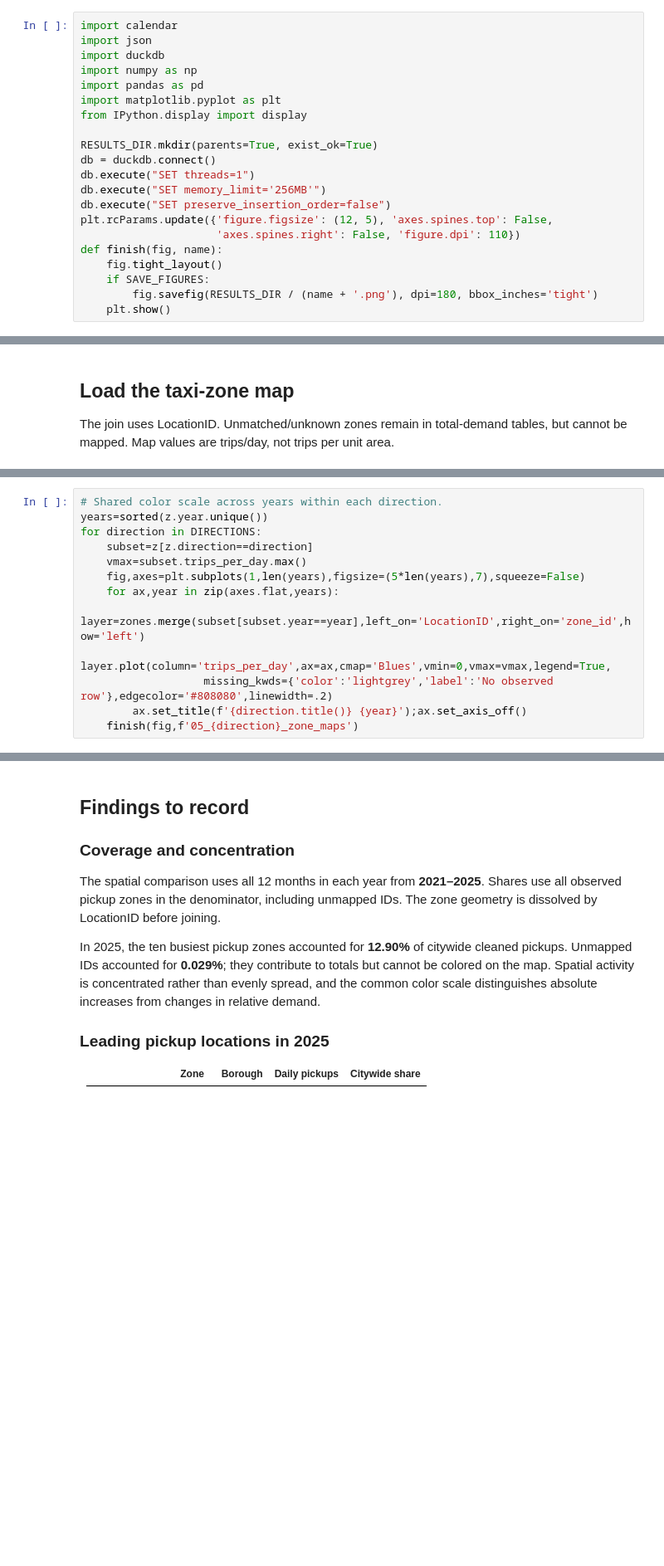
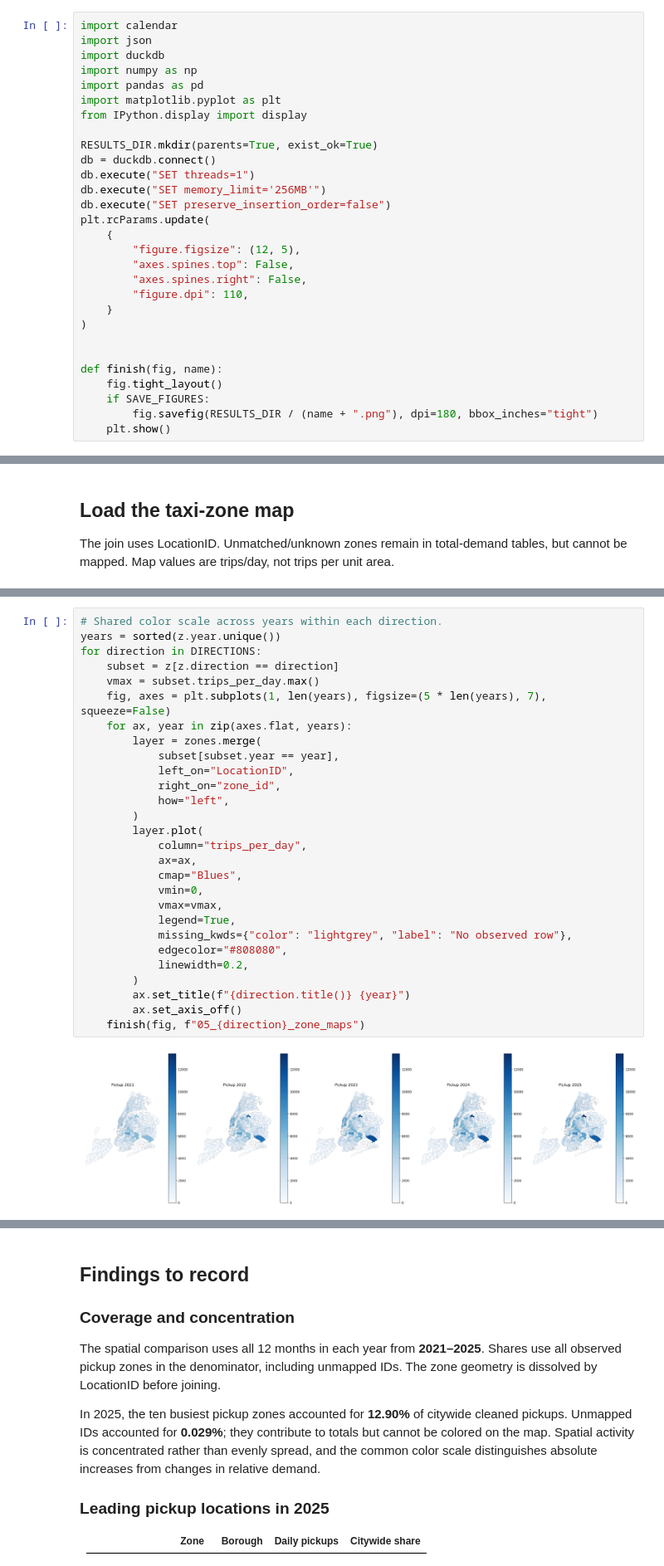
Before and after one commit to FTFever/Exploring-Ride-Sharing-Travel-Behavior-Patterns, a Jupyter notebook: notebooks/05_analysis_spatial_patterns.ipynb, the cells around one changed output, grey strips where cells are left out. Shown at 83% size. Cells and saved outputs as stored; diff of their text form; blank space fills up the shorter version.

```diff
--- a/notebooks/05_analysis_spatial_patterns.ipynb
+++ b/notebooks/05_analysis_spatial_patterns.ipynb
@@ -44,11 +54,19 @@ db = duckdb.connect()
 db.execute("SET threads=1")
 db.execute("SET memory_limit='256MB'")
 db.execute("SET preserve_insertion_order=false")
-plt.rcParams.update({'figure.figsize': (12, 5), 'axes.spines.top': False,
-                     'axes.spines.right': False, 'figure.dpi': 110})
+plt.rcParams.update(
+    {
+        "figure.figsize": (12, 5),
+        "axes.spines.top": False,
+        "axes.spines.right": False,
+        "figure.dpi": 110,
+    }
+)
+
+
 def finish(fig, name):
     fig.tight_layout()
     if SAVE_FIGURES:
-        fig.savefig(RESULTS_DIR / (name + '.png'), dpi=180, bbox_inches='tight')
+        fig.savefig(RESULTS_DIR / (name + ".png"), dpi=180, bbox_inches="tight")
     plt.show()
 # %%
@@ -127,13 +220,30 @@ z.to_csv(RESULTS_DIR/'05_zone_demand.csv',index=False)
 # %%
 # Shared color scale across years within each direction.
-years=sorted(z.year.unique())
+years = sorted(z.year.unique())
 for direction in DIRECTIONS:
-    subset=z[z.direction==direction]
-    vmax=subset.trips_per_day.max()
-    fig,axes=plt.subplots(1,len(years),figsize=(5*len(years),7),squeeze=False)
-    for ax,year in zip(axes.flat,years):
-        layer=zones.merge(subset[subset.year==year],left_on='LocationID',right_on='zone_id',how='left')
-        layer.plot(column='trips_per_day',ax=ax,cmap='Blues',vmin=0,vmax=vmax,legend=True,
-                   missing_kwds={'color':'lightgrey','label':'No observed row'},edgecolor='#808080',linewidth=.2)
-        ax.set_title(f'{direction.title()} {year}');ax.set_axis_off()
-    finish(fig,f'05_{direction}_zone_maps')
+    subset = z[z.direction == direction]
+    vmax = subset.trips_per_day.max()
+    fig, axes = plt.subplots(1, len(years), figsize=(5 * len(years), 7), squeeze=False)
+    for ax, year in zip(axes.flat, years):
+        layer = zones.merge(
+            subset[subset.year == year],
+            left_on="LocationID",
+            right_on="zone_id",
+            how="left",
+        )
+        layer.plot(
+            column="trips_per_day",
+            ax=ax,
+            cmap="Blues",
+            vmin=0,
+            vmax=vmax,
+            legend=True,
+            missing_kwds={"color": "lightgrey", "label": "No observed row"},
+            edgecolor="#808080",
+            linewidth=0.2,
+        )
+        ax.set_title(f"{direction.title()} {year}")
+        ax.set_axis_off()
+    finish(fig, f"05_{direction}_zone_maps")
+# %% [output]
+[figure, added]
```
Also changed, not shown: parts of 9 cells of this notebook, 39 other files.
